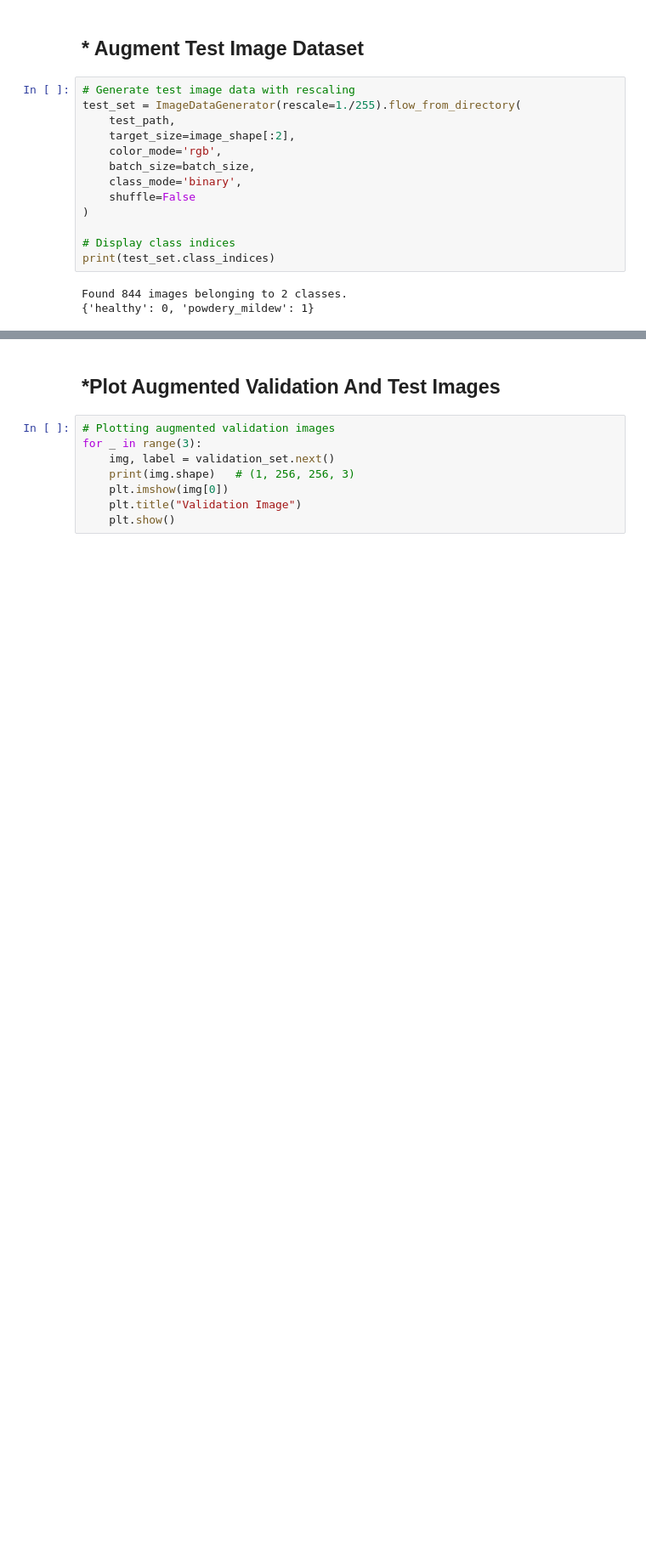
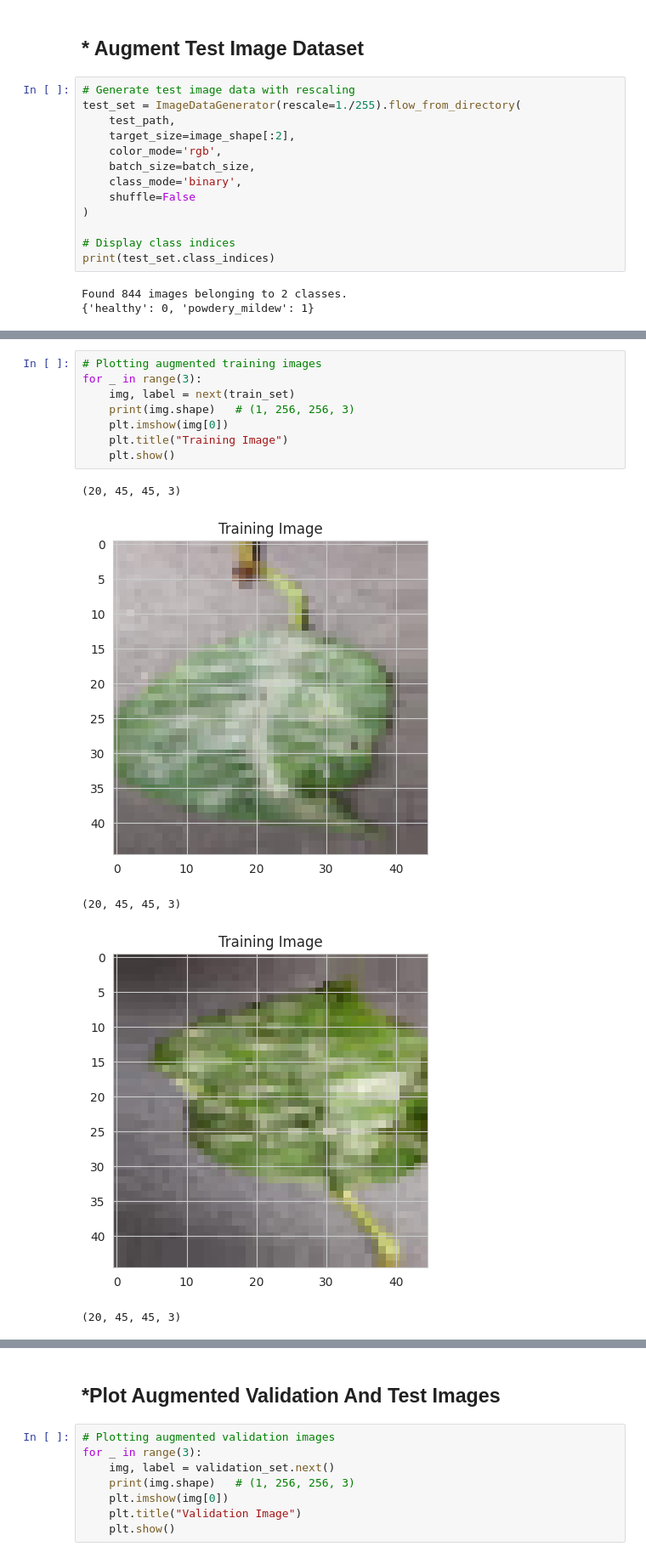
Before and after one commit to Seafzz/cherry, a Jupyter notebook: jupyter_notebooks/modelevaluation.ipynb, the cells around one changed output, grey strips where cells are left out. Shown at 85% size. Drawn from its saved outputs; the diff is of its cells as text; blank space fills up the shorter version.

```diff
--- a/jupyter_notebooks/modelevaluation.ipynb
+++ b/jupyter_notebooks/modelevaluation.ipynb
@@ -202,0 +205,14 @@ Found 844 images belonging to 2 classes.
+# %%
+# Plotting augmented training images
+for _ in range(3):
+    img, label = next(train_set)
+    print(img.shape)   # (1, 256, 256, 3)
+    plt.imshow(img[0])
+    plt.title("Training Image")
+    plt.show()
+# %% [output]
+(20, 45, 45, 3)
+[figure, added]
+(20, 45, 45, 3)
+[figure, added]
+(20, 45, 45, 3)
```
Also changed, not shown: parts of 4 cells of this notebook.
